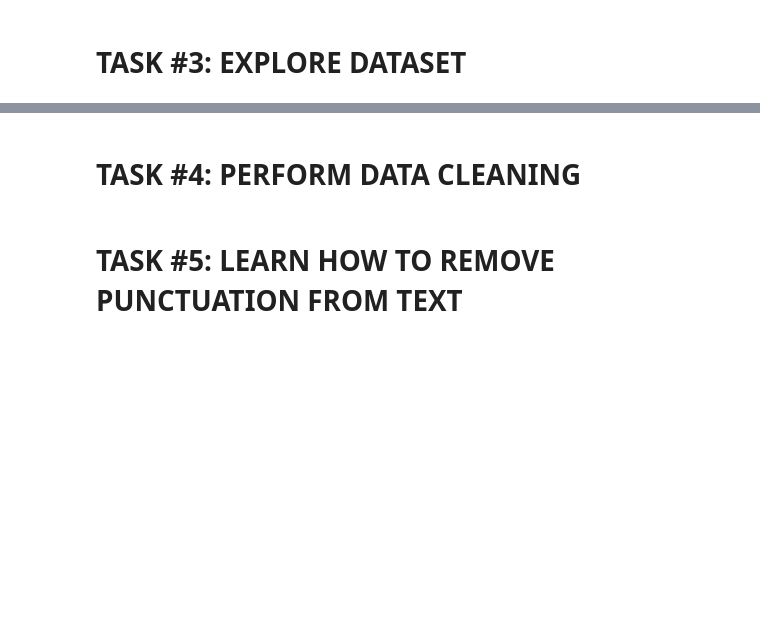
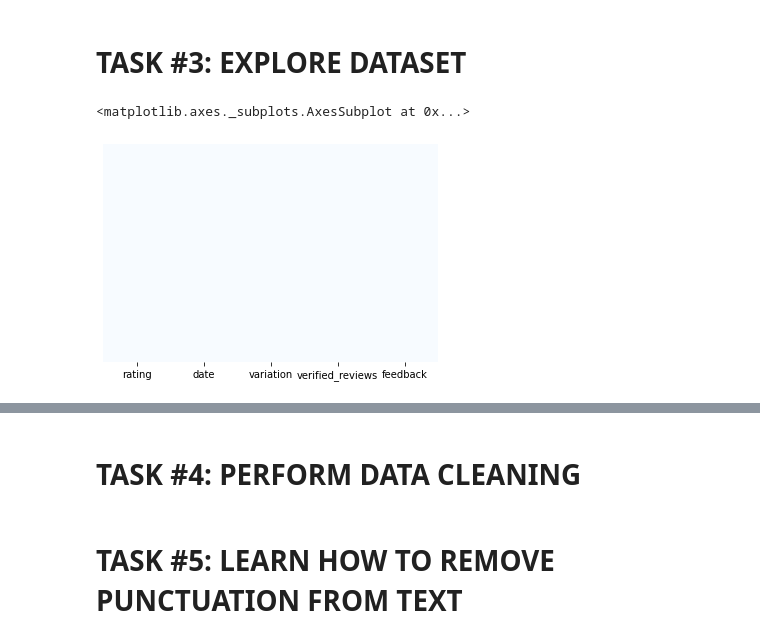
Before and after one commit to wellmej/DataScienceUseCases, a Jupyter notebook: Case5_My_Public_Relations_Department_Skeleton.ipynb, the cells around one changed output, grey strips where cells are left out. Cells and saved outputs as stored; diff of their text form; code cells hidden in the pictures; blank space fills up the shorter version.

```diff
--- a/Case5_My_Public_Relations_Department_Skeleton.ipynb
+++ b/Case5_My_Public_Relations_Department_Skeleton.ipynb
@@ -32,0 +35,11 @@ drive.mount('/content/drive')
+# %%
+reviews_file = '/content/drive/MyDrive/Colab Notebooks/Data Science Case Studies/Case5/amazon_alexa.tsv'
+reviews_df = pd.read_csv(reviews_file, sep = '\t')  # to read tab separated data file
+reviews_df.head(25)
+#
+# File is reviews of Amazon Echo.
+#
+# variation: Type of Echo finish or sytle
+# verified_reviews: Text of the review
+# feedback: 1 = rating was either 4 or 5 (positive review), 0 = rating was 1 or 2 (negative review)
+#
@@ -33,2 +109,13 @@ drive.mount('/content/drive')
 # %% [markdown]
 # TASK #3: EXPLORE DATASET
+# %%
+#-----------------------------------------------------------------
+# Plot heatmap to see if there is any missing data
+#-----------------------------------------------------------------
+sns.heatmap(reviews_df.isnull(), yticklabels=False, cbar=False, cmap='Blues')
+#
+# No missing data :-)
+#
+# %% [output]
+<matplotlib.axes._subplots.AxesSubplot at 0x...>
+[figure, added]
```
Also changed, not shown: parts of 13 cells of this notebook.
